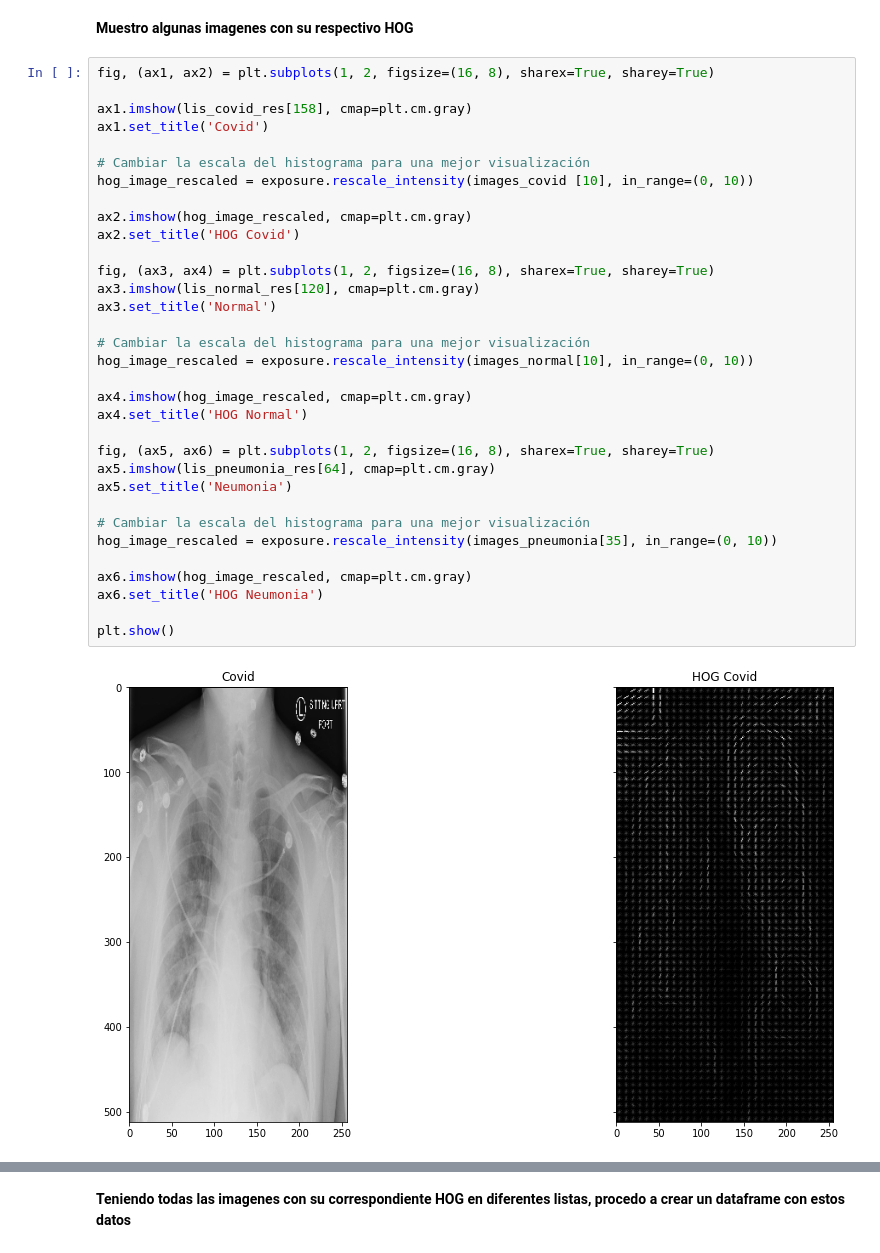
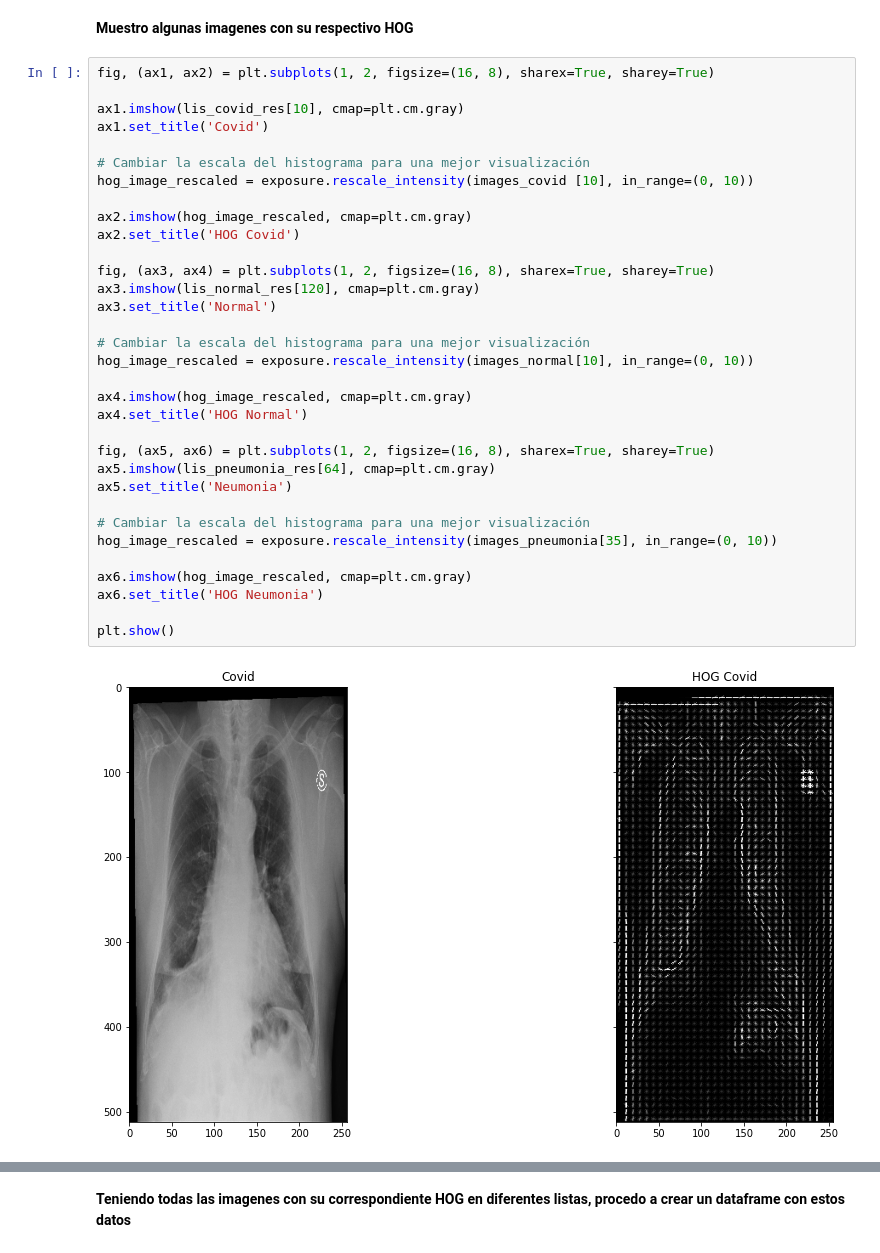
Before and after one commit to RicardoMenna/MachineLearningTP4, a Jupyter notebook: TPN°4_Covid_19_Detection.ipynb, the cells around one changed output, grey strips where cells are left out. Cells and saved outputs as stored; diff of their text form.

```diff
--- a/TPN°4_Covid_19_Detection.ipynb
+++ b/TPN°4_Covid_19_Detection.ipynb
@@ -139,35 +140,35 @@ for i in range(len(lis_pneumonia)):
 # %%
 fig, (ax1, ax2) = plt.subplots(1, 2, figsize=(16, 8), sharex=True, sharey=True)
 
-ax1.imshow(lis_covid_res[158], cmap=plt.cm.gray)
+ax1.imshow(lis_covid_res[10], cmap=plt.cm.gray)
 ax1.set_title('Covid')
 
 # Cambiar la escala del histograma para una mejor visualización
 hog_image_rescaled = exposure.rescale_intensity(images_covid [10], in_range=(0, 10))
 
 ax2.imshow(hog_image_rescaled, cmap=plt.cm.gray)
 ax2.set_title('HOG Covid')
 
 fig, (ax3, ax4) = plt.subplots(1, 2, figsize=(16, 8), sharex=True, sharey=True)
 ax3.imshow(lis_normal_res[120], cmap=plt.cm.gray)
 ax3.set_title('Normal')
 
 # Cambiar la escala del histograma para una mejor visualización
 hog_image_rescaled = exposure.rescale_intensity(images_normal[10], in_range=(0, 10))
 
 ax4.imshow(hog_image_rescaled, cmap=plt.cm.gray)
 ax4.set_title('HOG Normal')
 
 fig, (ax5, ax6) = plt.subplots(1, 2, figsize=(16, 8), sharex=True, sharey=True)
 ax5.imshow(lis_pneumonia_res[64], cmap=plt.cm.gray)
 ax5.set_title('Neumonia')
 
 # Cambiar la escala del histograma para una mejor visualización
 hog_image_rescaled = exposure.rescale_intensity(images_pneumonia[35], in_range=(0, 10))
 
 ax6.imshow(hog_image_rescaled, cmap=plt.cm.gray)
 ax6.set_title('HOG Neumonia')
 
 plt.show()
 # %% [output]
-[figure, old version]
+[figure, new version]
```
Also changed, not shown: parts of 9 cells of this notebook.
